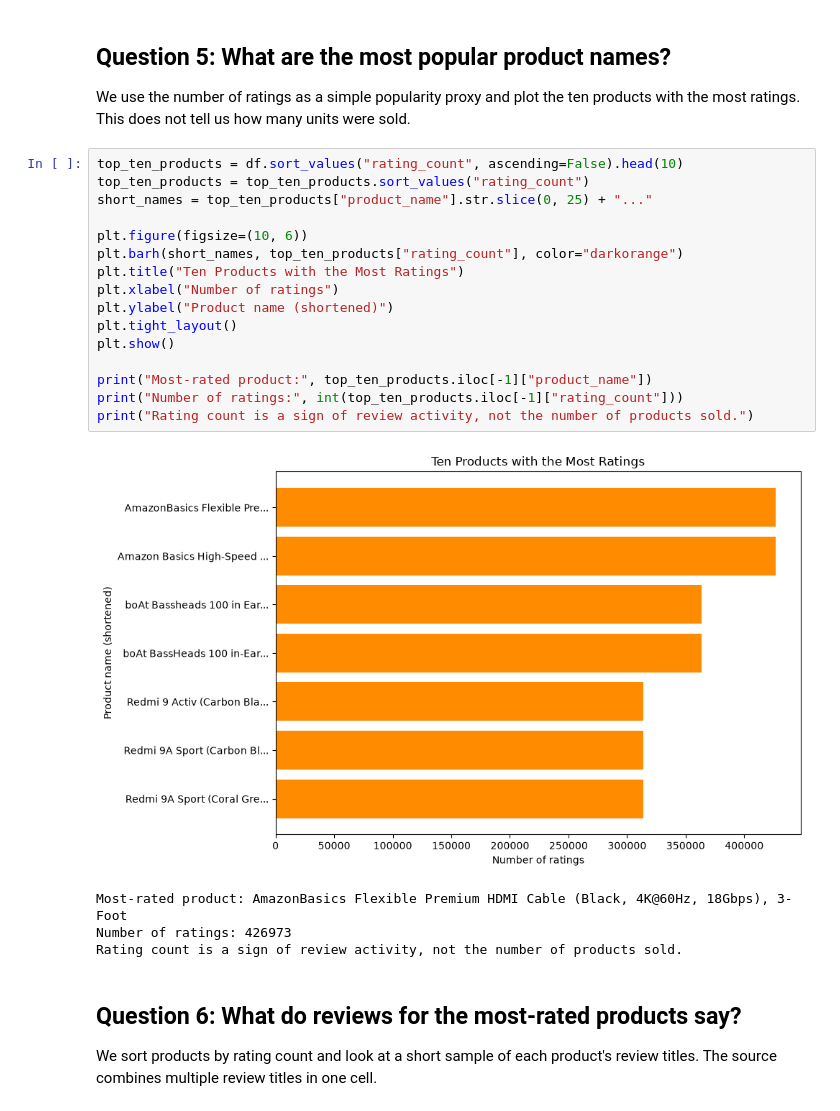
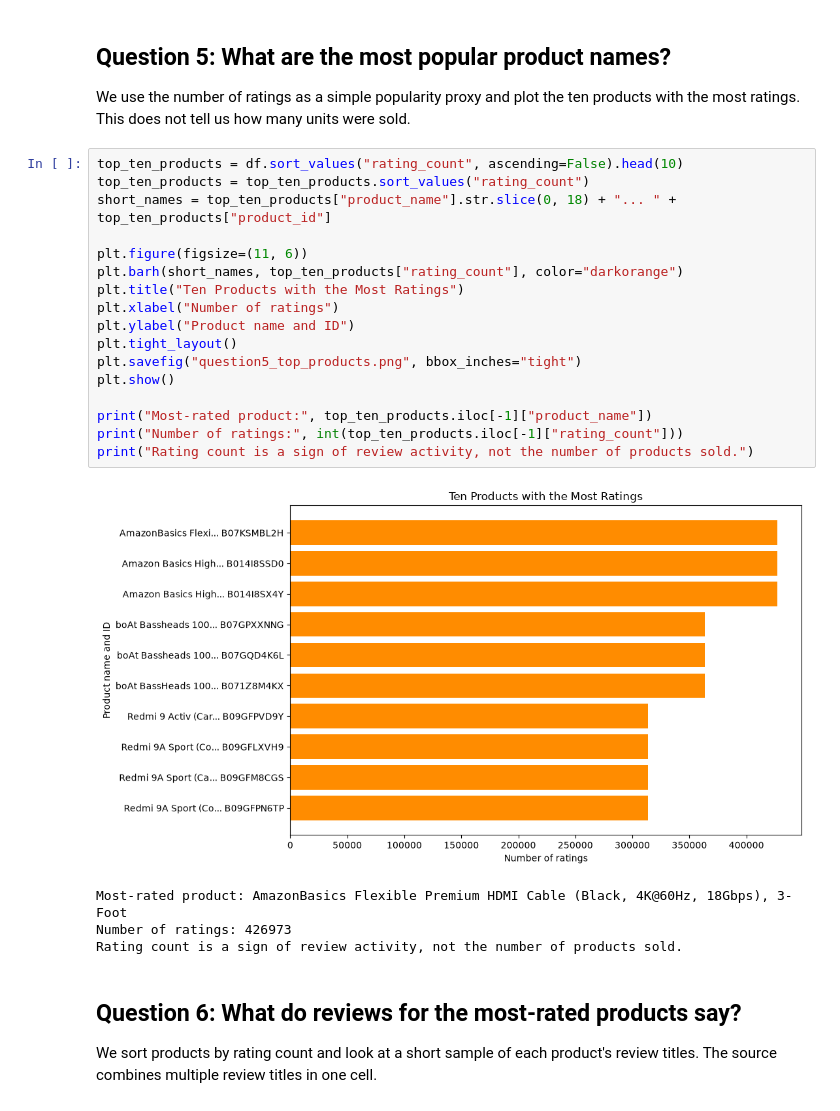
Before and after one commit to rahulpoojith/Week-1-Target-Customer-Sales-Analysis, a Jupyter notebook: Data_processing/analysis.ipynb, the cells around one changed output. Drawn from its saved outputs; the diff is of its cells as text.

```diff
--- a/Data_processing/analysis.ipynb
+++ b/Data_processing/analysis.ipynb
@@ -211,21 +213,22 @@ We use the number of ratings as a simple popularity proxy and plot the ten produ
 # %%
 top_ten_products = df.sort_values("rating_count", ascending=False).head(10)
 top_ten_products = top_ten_products.sort_values("rating_count")
-short_names = top_ten_products["product_name"].str.slice(0, 25) + "..."
+short_names = top_ten_products["product_name"].str.slice(0, 18) + "... " + top_ten_products["product_id"]
 
-plt.figure(figsize=(10, 6))
+plt.figure(figsize=(11, 6))
 plt.barh(short_names, top_ten_products["rating_count"], color="darkorange")
 plt.title("Ten Products with the Most Ratings")
 plt.xlabel("Number of ratings")
-plt.ylabel("Product name (shortened)")
+plt.ylabel("Product name and ID")
 plt.tight_layout()
+plt.savefig("question5_top_products.png", bbox_inches="tight")
 plt.show()
 
 print("Most-rated product:", top_ten_products.iloc[-1]["product_name"])
 print("Number of ratings:", int(top_ten_products.iloc[-1]["rating_count"]))
 print("Rating count is a sign of review activity, not the number of products sold.")
 # %% [output]
-[figure, old version]
+[figure, new version]
 Most-rated product: AmazonBasics Flexible Premium HDMI Cable (Black, 4K@60Hz, 18Gbps), 3-Foot
 Number of ratings: 426973
 Rating count is a sign of review activity, not the number of products sold.
```
Also changed, not shown: parts of 4 cells of this notebook, 6 other files.
